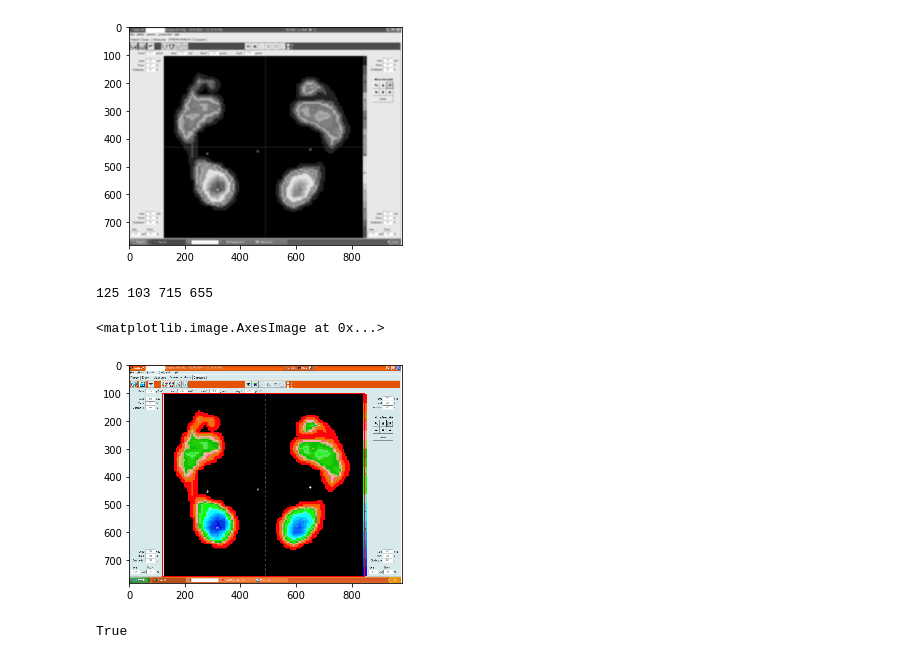
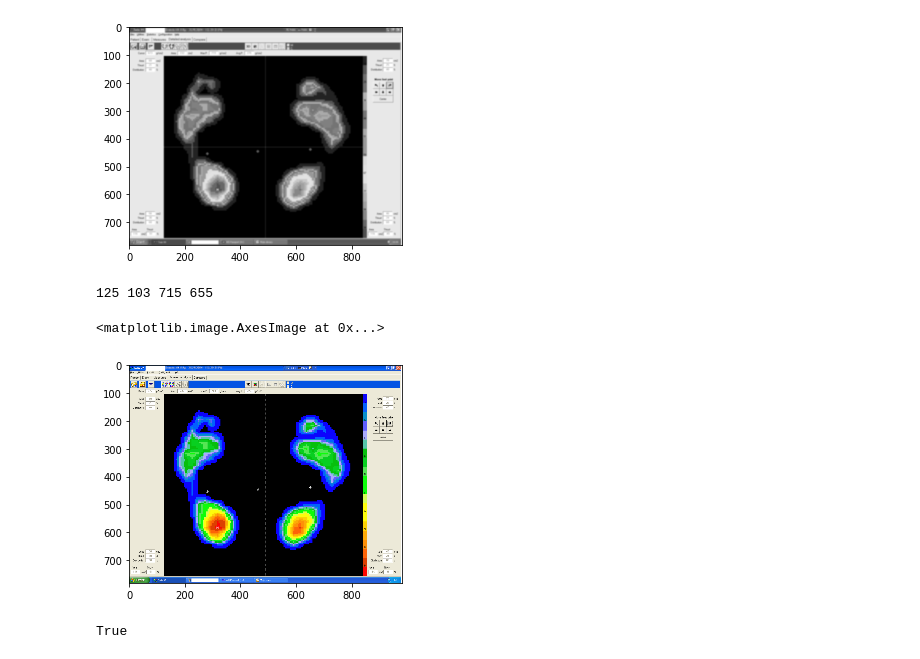
Before and after one commit to noumanschaudhry/DOI_Extraction, a Jupyter notebook: rec_ext.py.ipynb, the cells around one changed output. Drawn from its saved outputs; the diff is of its cells as text; code cells hidden in the pictures.

Commit message:
plotted in true colors
improved plt.imshow()  by converting BGR to RGB before using the plt.imshow

```diff
--- a/rec_ext.py.ipynb
+++ b/rec_ext.py.ipynb
@@ -25,37 +25,35 @@ plt.imshow(img_gray, cmap = 'gray', interpolation = 'bicubic')
 # %%
 
 ret,thresh = cv2.threshold(img_gray,0,255,cv2.THRESH_BINARY)
 
 
 IMAGE,contours,hierarchy = cv2.findContours(thresh, cv2.RETR_TREE,  cv2.CHAIN_APPROX_SIMPLE)
 
 #sorts all the contours in desecnding order and get only two of the largest contours whcih are 1-whole image and 2-ROI
 # we only take the second highest ractangle using key ContourArea and plot that.
 cnt = sorted(contours, key = cv2.contourArea, reverse = True)[1:2]
 
 
 
 #loops through all the highest contours and adds rectangle around them which is then added to the image
 #in this no point of for loop as we are only getting one second highest rctangle wrt area
 
 for c in cnt:
     x,y,w,h = cv2.boundingRect(c)
     print(x,y,w,h)
 
     x2 = x+w+5    #added these 5 pixels padding to the height and width of the image
     y2 = y+h
 
     #annotated image that has all the bounding boxes around the countour areas
     #img_ant=cv2.rectangle(img, (x-5,y), (x2,y2), (255,0,0), 2)   #padded 5 pixel in each x,y axis to starting point
 
 #plot and check if the image has been loaded correctly
-plt.imshow(img_ant)
-
-#cv2.imwrite('imgg.jpg',imgg)
+plt.imshow(cv2.cvtColor(img, cv2.COLOR_BGR2RGB))
 # %% [output]
 125 103 715 655
 <matplotlib.image.AxesImage at 0x...>
-[figure, old version]
+[figure, new version]
 # %%
 #cropping the orignal colour image from the size of ROI we got from contours
 cropped_img = img[y:y+h, x:x+w]
```
